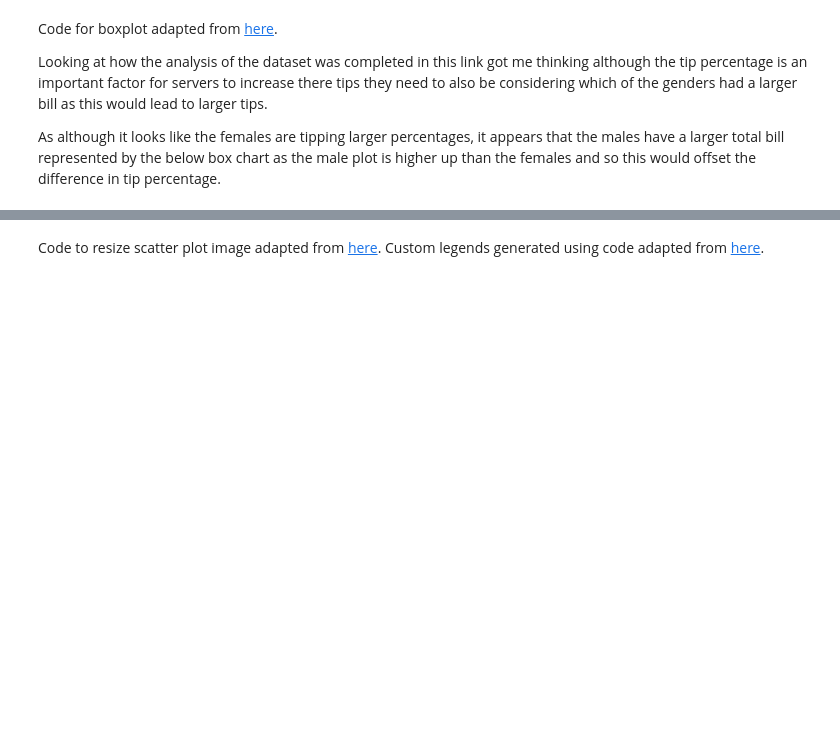
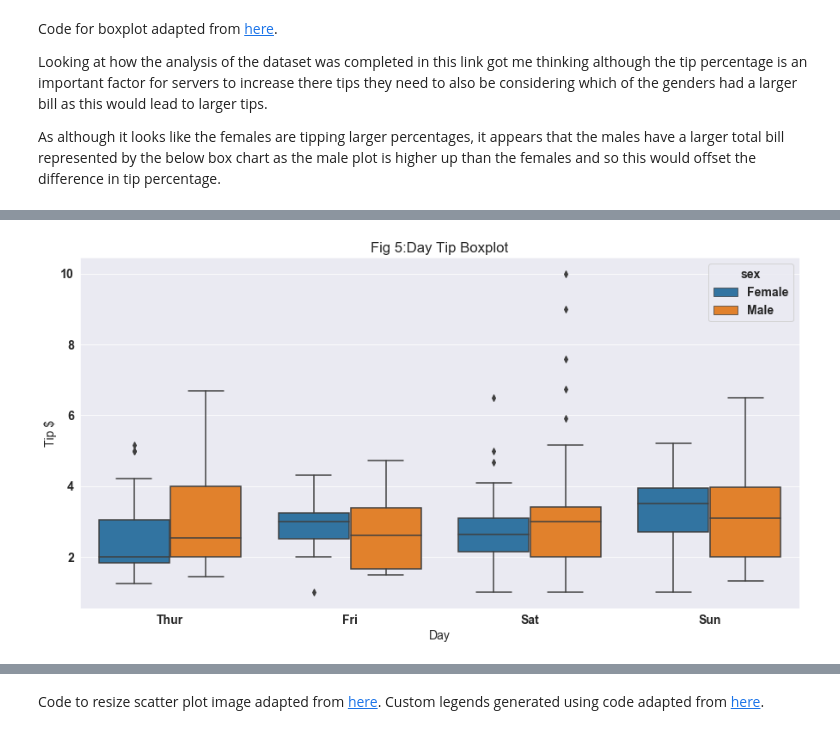
Before and after one commit to Dowline1/FODA-Project-2019, a Jupyter notebook: FODA-Project-2019.ipynb, the cells around one changed output, grey strips where cells are left out. Drawn from its saved outputs; the diff is of its cells as text; code cells hidden in the pictures; blank space fills up the shorter version.

```diff
--- a/FODA-Project-2019.ipynb
+++ b/FODA-Project-2019.ipynb
@@ -196,0 +193,11 @@ sbn.boxplot(x = "day", y = "tip", hue = "sex", data = df, order=["virginica", "v
+# %%
+sbn.boxplot(x = "day", y = "tip", hue = "sex", data = df, order=["Thur", "Fri", "Sat", "Sun"])
+
+sbn.set_style("darkgrid")
+plt.title('Fig 5:Day Tip Boxplot')
+plt.xlabel('Day')
+plt.ylabel('Tip $')
+plt.savefig('Resources/Day_Tip_Boxplot.png')
+plt.show()
+# %% [output]
+[figure, added]
```
Also changed, not shown: parts of 13 cells of this notebook, 11 other files.
